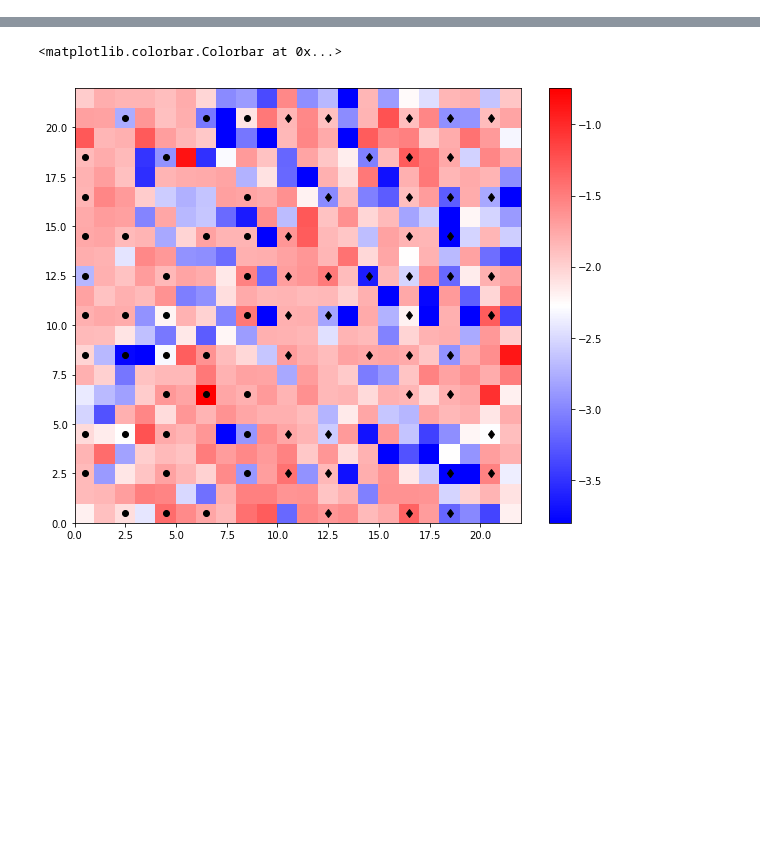
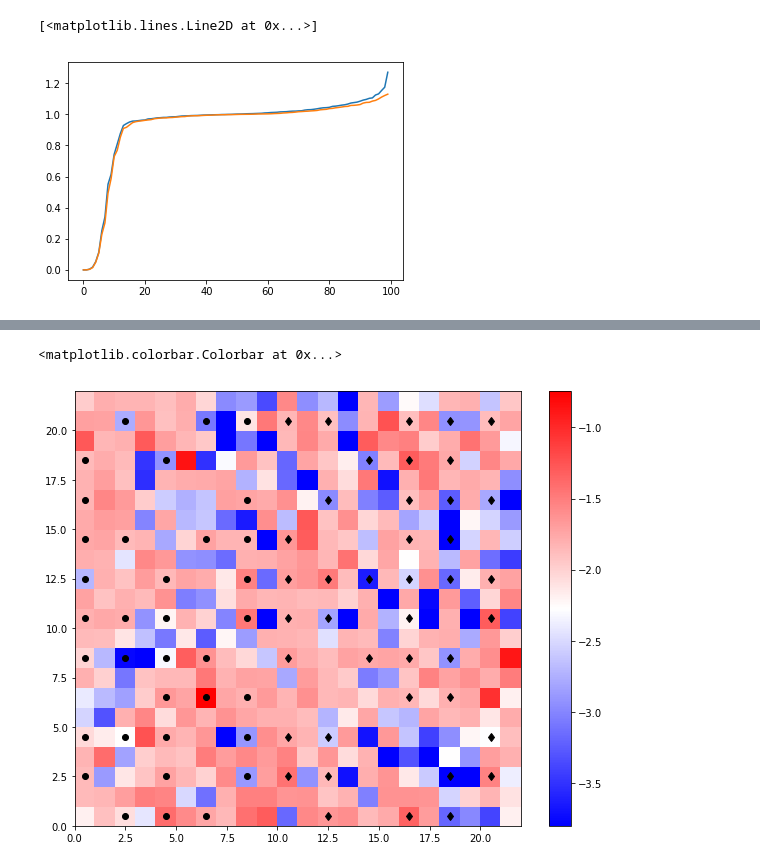
Before and after one commit to scottcantreid/PINT, a Jupyter notebook: Error Operator Algebra.ipynb, the cells around one changed output, grey strips where cells are left out. Saved outputs shown, nothing was run; the diff lists cells and outputs as text; code cells hidden in the pictures; blank space fills up the shorter version.

```diff
--- a/Error Operator Algebra.ipynb
+++ b/Error Operator Algebra.ipynb
@@ -41,0 +58,6 @@ def get_TPM(p):
+# %%
+plt.plot(tc.test_eigenerrors)
+plt.plot(tcp.test_eigenerrors)
+# %% [output]
+[<matplotlib.lines.Line2D at 0x...>]
+[figure, added]
```
Also changed, not shown: parts of 65 cells of this notebook, 1 other file.
